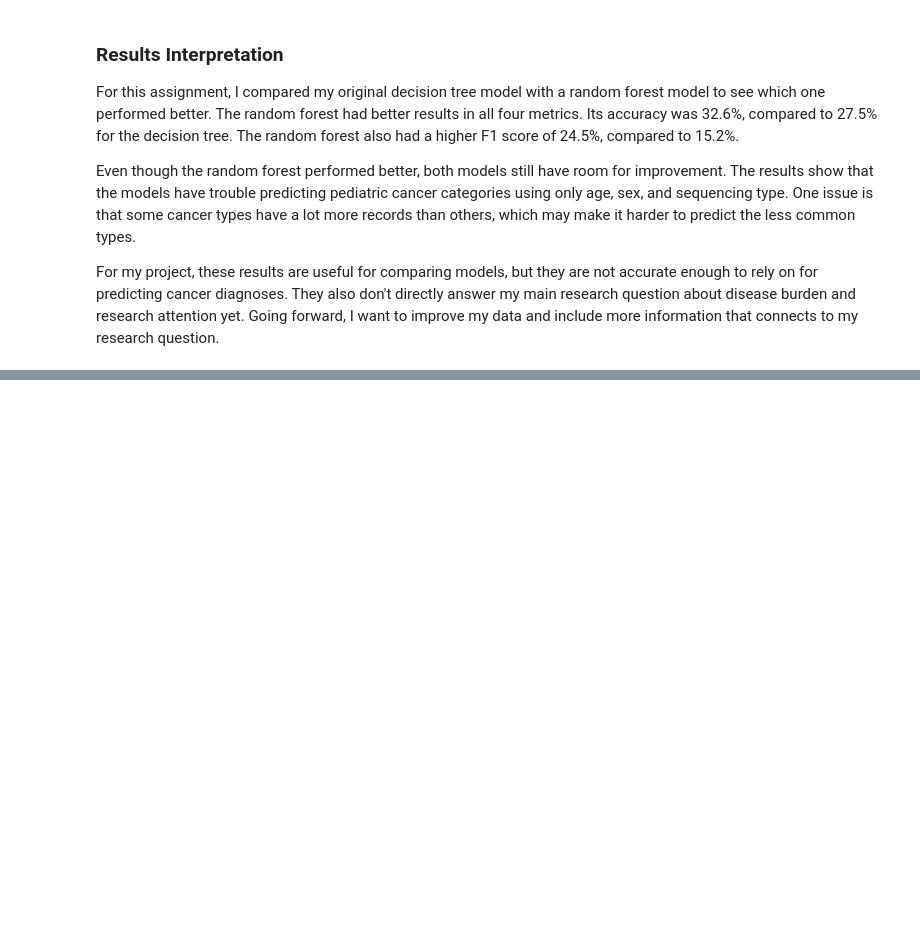
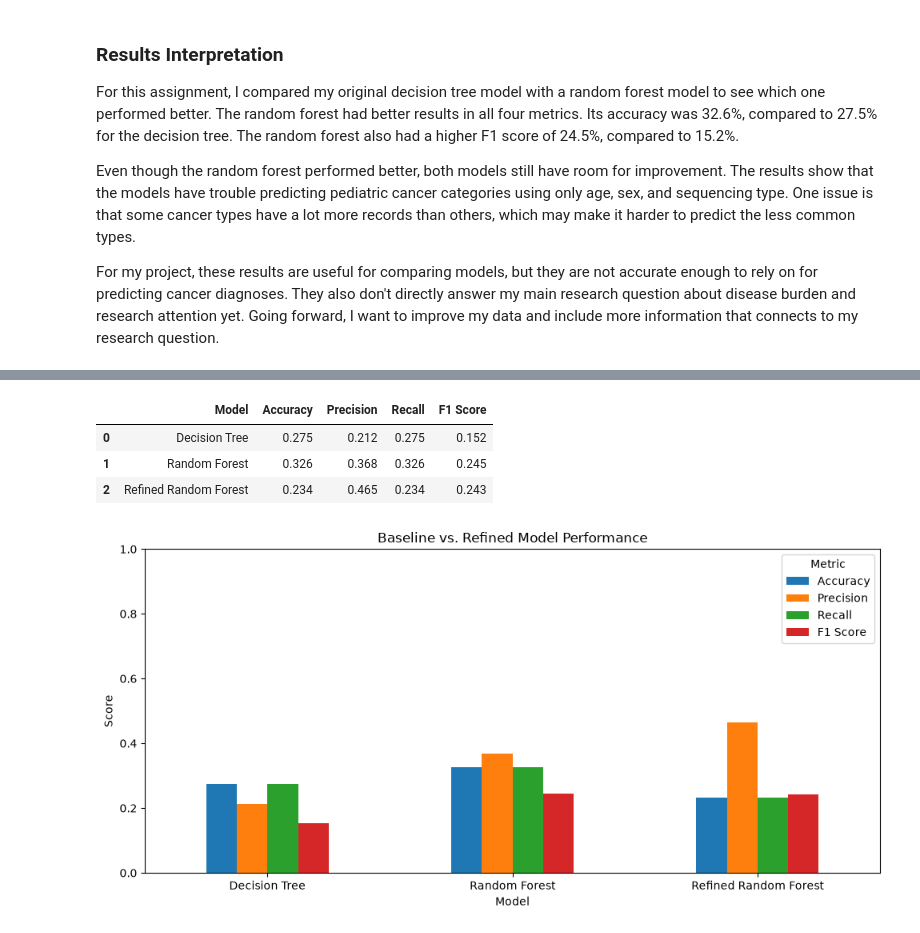
Before and after one commit to liacodes4/Lia-Capstone, a Jupyter notebook: notebooks/01_data_exploration.ipynb, the cells around one changed output, grey strips where cells are left out. Saved outputs shown, nothing was run; the diff lists cells and outputs as text; code cells hidden in the pictures; blank space fills up the shorter version.

Commit message:
Updated model comparison and technical report

```diff
--- a/notebooks/01_data_exploration.ipynb
+++ b/notebooks/01_data_exploration.ipynb
@@ -706,0 +713,16 @@ For my project, these results are useful for comparing models, but they are not
+# %%
+from sklearn.ensemble import RandomForestClassifier
+
+refined_model = RandomForestClassifier(
+    n_estimators=150,
+    max_depth=15,
+    class_weight="balanced",
+    random_state=42,
+    n_jobs=-1
+)
+
+refined_model.fit(X_train, y_train)
+
+refined_pred = refined_model.predict(X_test)
+
+print("Refined Random Forest trained successfully!")
@@ -706,0 +735,53 @@ For my project, these results are useful for comparing models, but they are not
+# %%
+from sklearn.metrics import accuracy_score, precision_score, recall_score, f1_score
+import pandas as pd
+
+models = {
+    "Decision Tree": y_pred,
+    "Random Forest": rf_pred,
+    "Refined Random Forest": refined_pred
+}
+
+results = []
+
+for name, predictions in models.items():
+    results.append({
+        "Model": name,
+        "Accuracy": accuracy_score(y_test, predictions),
+        "Precision": precision_score(
+            y_test, predictions, average="weighted", zero_division=0
+        ),
+        "Recall": recall_score(
+            y_test, predictions, average="weighted", zero_division=0
+        ),
+        "F1 Score": f1_score(
+            y_test, predictions, average="weighted", zero_division=0
+        )
+    })
+
+final_comparison = pd.DataFrame(results)
+
+final_comparison.round(3)
+# %% [output]
+|  | Model | Accuracy | Precision | Recall | F1 Score |
+| 0 | Decision Tree | 0.275 | 0.212 | 0.275 | 0.152 |
+| 1 | Random Forest | 0.326 | 0.368 | 0.326 | 0.245 |
+| 2 | Refined Random Forest | 0.234 | 0.465 | 0.234 | 0.243 |
+# %%
+import matplotlib.pyplot as plt
+
+final_comparison.set_index("Model").plot(
+    kind="bar",
+    figsize=(10, 5),
+    ylim=(0, 1),
+    rot=0
+)
+
+plt.title("Baseline vs. Refined Model Performance")
+plt.ylabel("Score")
+plt.xlabel("Model")
+plt.legend(title="Metric")
+plt.tight_layout()
+plt.show()
+# %% [output]
+[figure, added]
```
Also changed, not shown: parts of 6 cells of this notebook, 2 other files.
